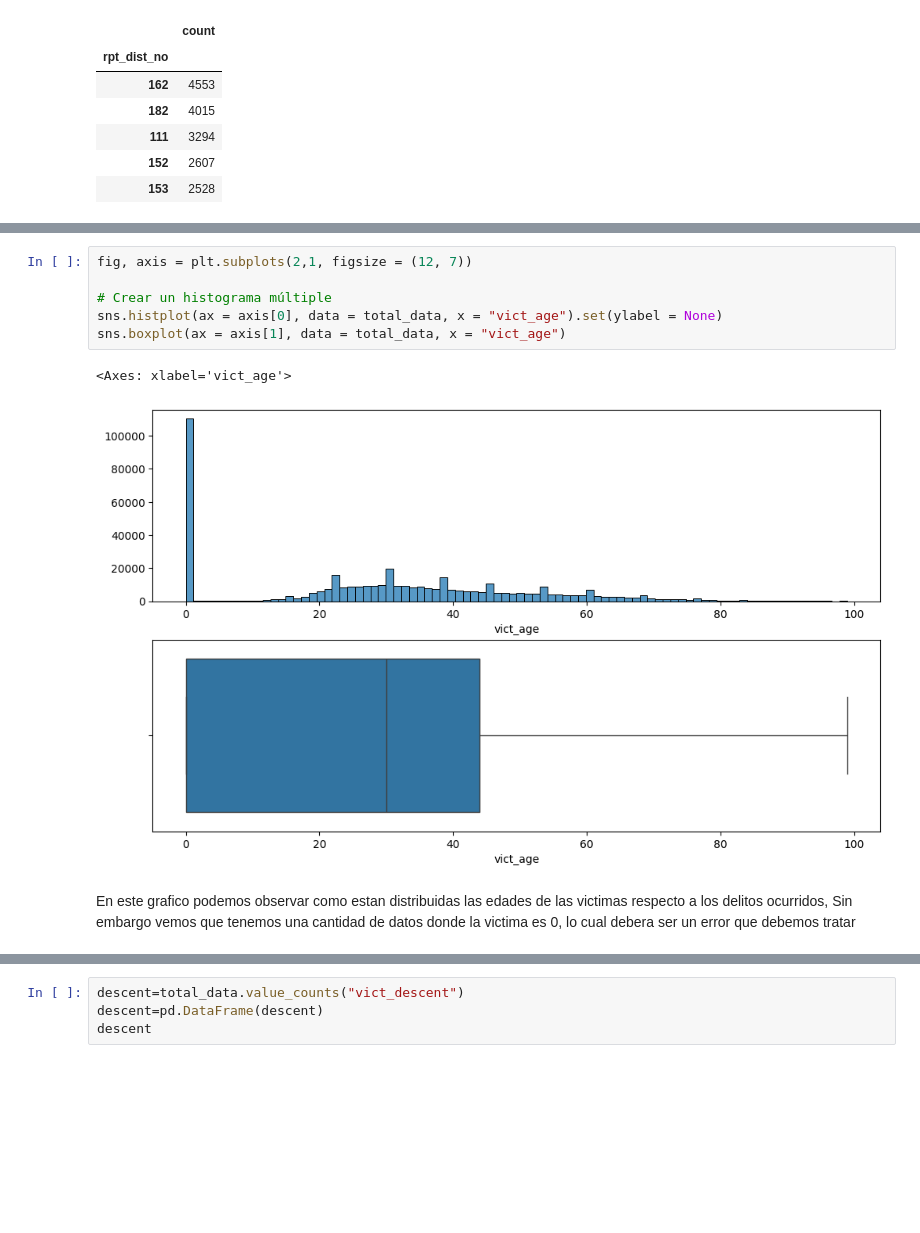
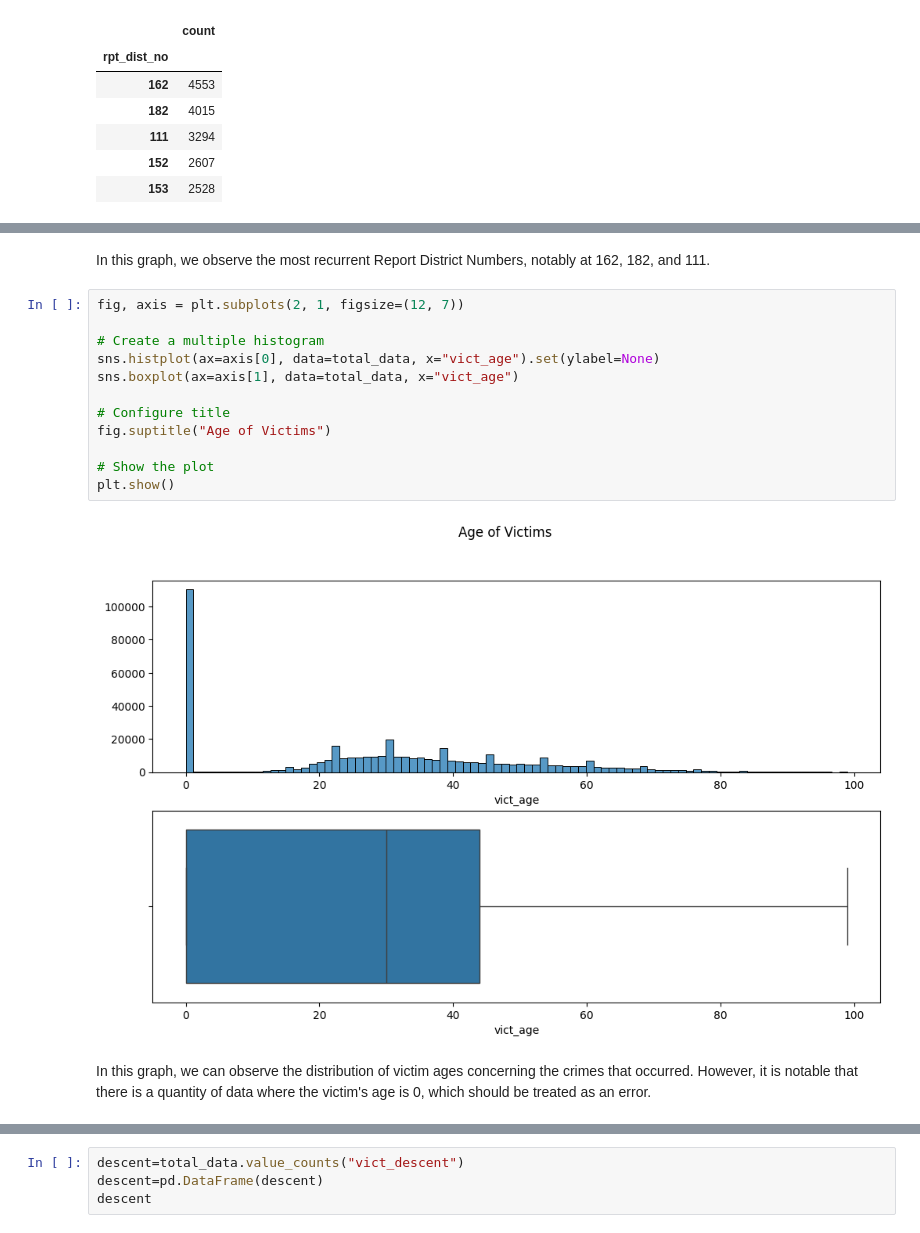
Before and after one commit to LAFG16/final_proyect_crime, a Jupyter notebook: src/04. EDA Crime Data.ipynb, the cells around one changed output, grey strips where cells are left out. Saved outputs shown, nothing was run; the diff lists cells and outputs as text; blank space fills up the shorter version.

```diff
--- a/src/04. EDA Crime Data.ipynb
+++ b/src/04. EDA Crime Data.ipynb
@@ -239,14 +240,21 @@ plt.show()
+# %% [markdown]
+In this graph, we observe the most recurrent Report District Numbers, notably at 162, 182, and 111.
 # %%
-fig, axis = plt.subplots(2,1, figsize = (12, 7))
+fig, axis = plt.subplots(2, 1, figsize=(12, 7))
 
-# Crear un histograma múltiple
-sns.histplot(ax = axis[0], data = total_data, x = "vict_age").set(ylabel = None)
-sns.boxplot(ax = axis[1], data = total_data, x = "vict_age")
+# Create a multiple histogram
+sns.histplot(ax=axis[0], data=total_data, x="vict_age").set(ylabel=None)
+sns.boxplot(ax=axis[1], data=total_data, x="vict_age")
+
+# Configure title
+fig.suptitle("Age of Victims")
+
+# Show the plot
+plt.show()
 # %% [output]
-<Axes: xlabel='vict_age'>
-[figure, old version]
+[figure, new version]
-# %% [markdown]
-En este grafico podemos observar como estan distribuidas las edades de las victimas respecto a los delitos ocurridos, Sin embargo vemos que tenemos una cantidad de datos donde la victima es 0, lo cual debera ser un error que debemos tratar
+# %% [markdown]
+In this graph, we can observe the distribution of victim ages concerning the crimes that occurred. However, it is notable that there is a quantity of data where the victim's age is 0, which should be treated as an error.
 # %%
 fig, axis = plt.subplots(2,1, figsize = (12, 9))
 
```
Also changed, not shown: parts of 38 cells of this notebook, 2 other files.
